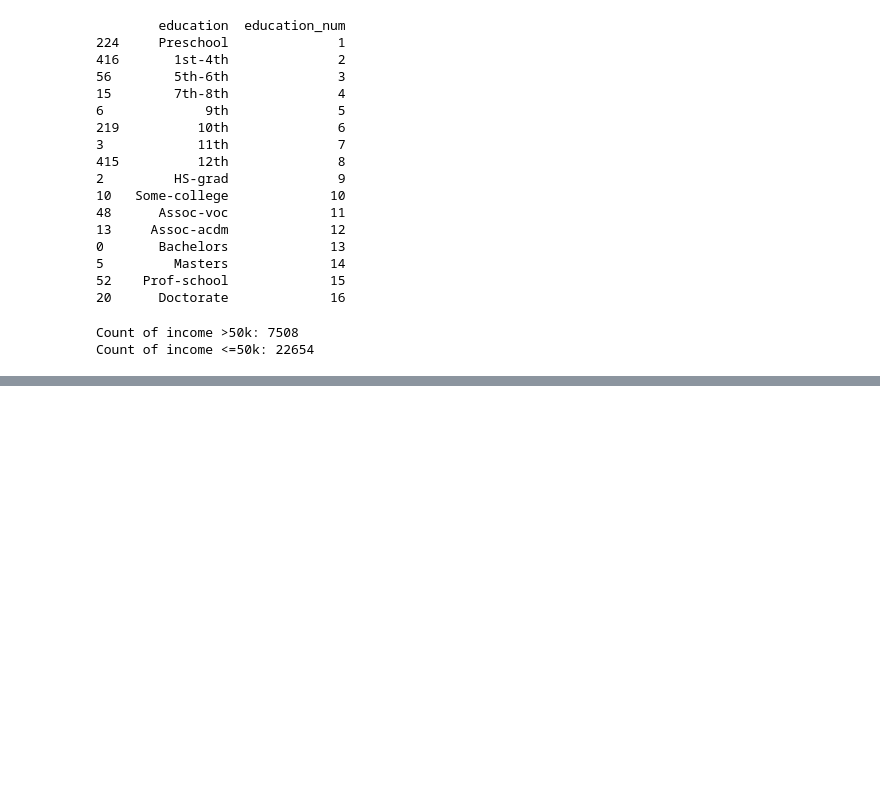
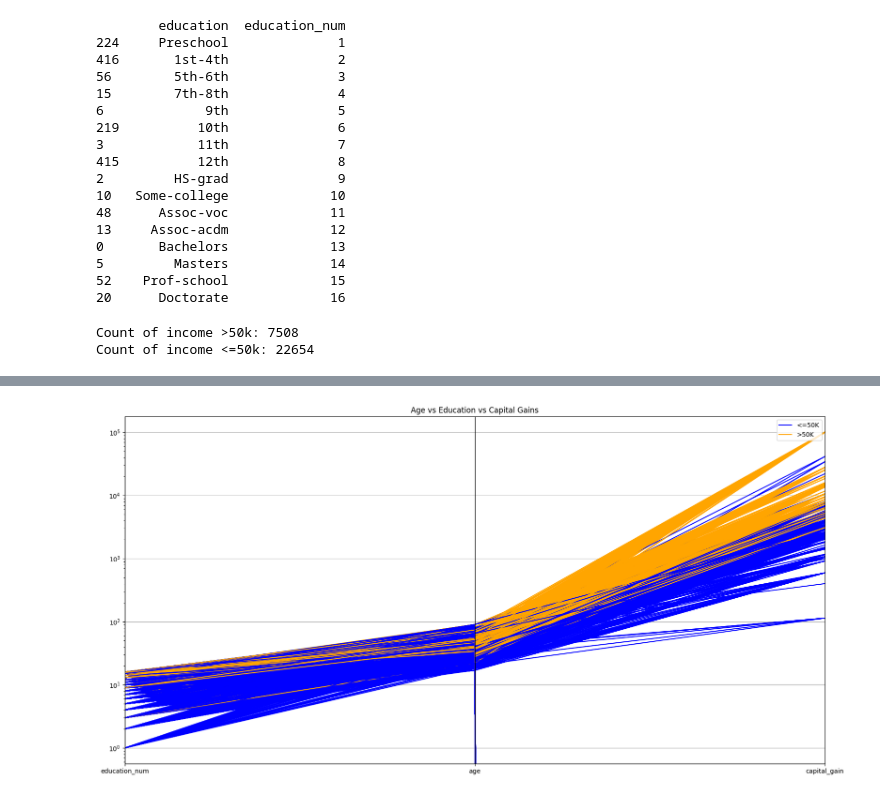
Before and after one commit to katxtong/CSE578, a Jupyter notebook: project_data1.ipynb, the cells around one changed output, grey strips where cells are left out. Cells and saved outputs as stored; diff of their text form; code cells hidden in the pictures; blank space fills up the shorter version.

```diff
--- a/project_data1.ipynb
+++ b/project_data1.ipynb
@@ -231 +209,10 @@ def compare(col1, col2):
+# %%
+# multivariate analysis
+fig, ax = plt.subplots(figsize=(20,10))
+parallel_coordinates(data[[ 'education_num', 'age','capital_gain', 'income']], 'income', color=['blue', 'orange'])
+plt.yscale('log')
+plt.title('Age vs Education vs Capital Gains')
+plt.show()
+# %% [output]
+[figure, added]
 # %%
```
Also changed, not shown: parts of 11 cells of this notebook.
